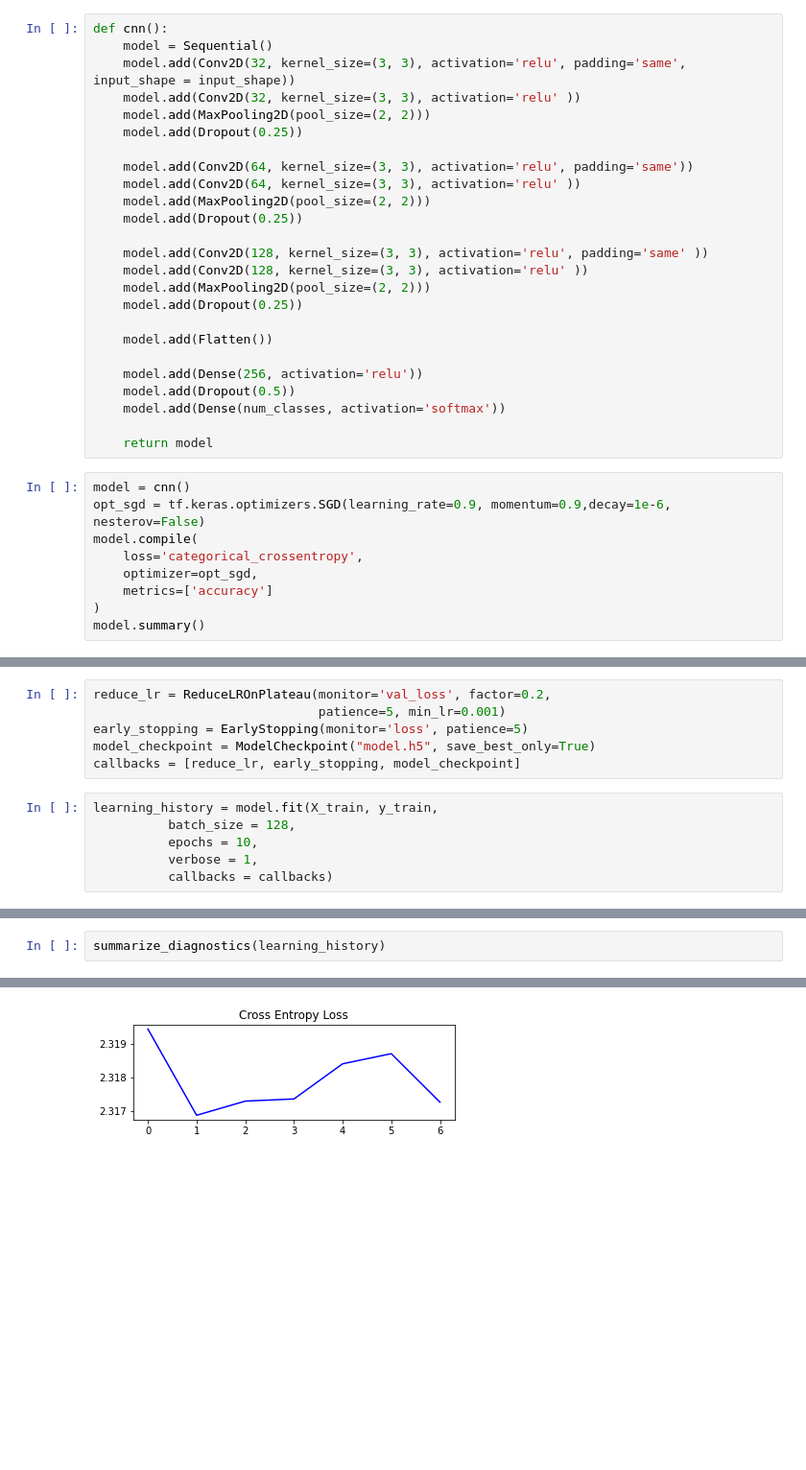
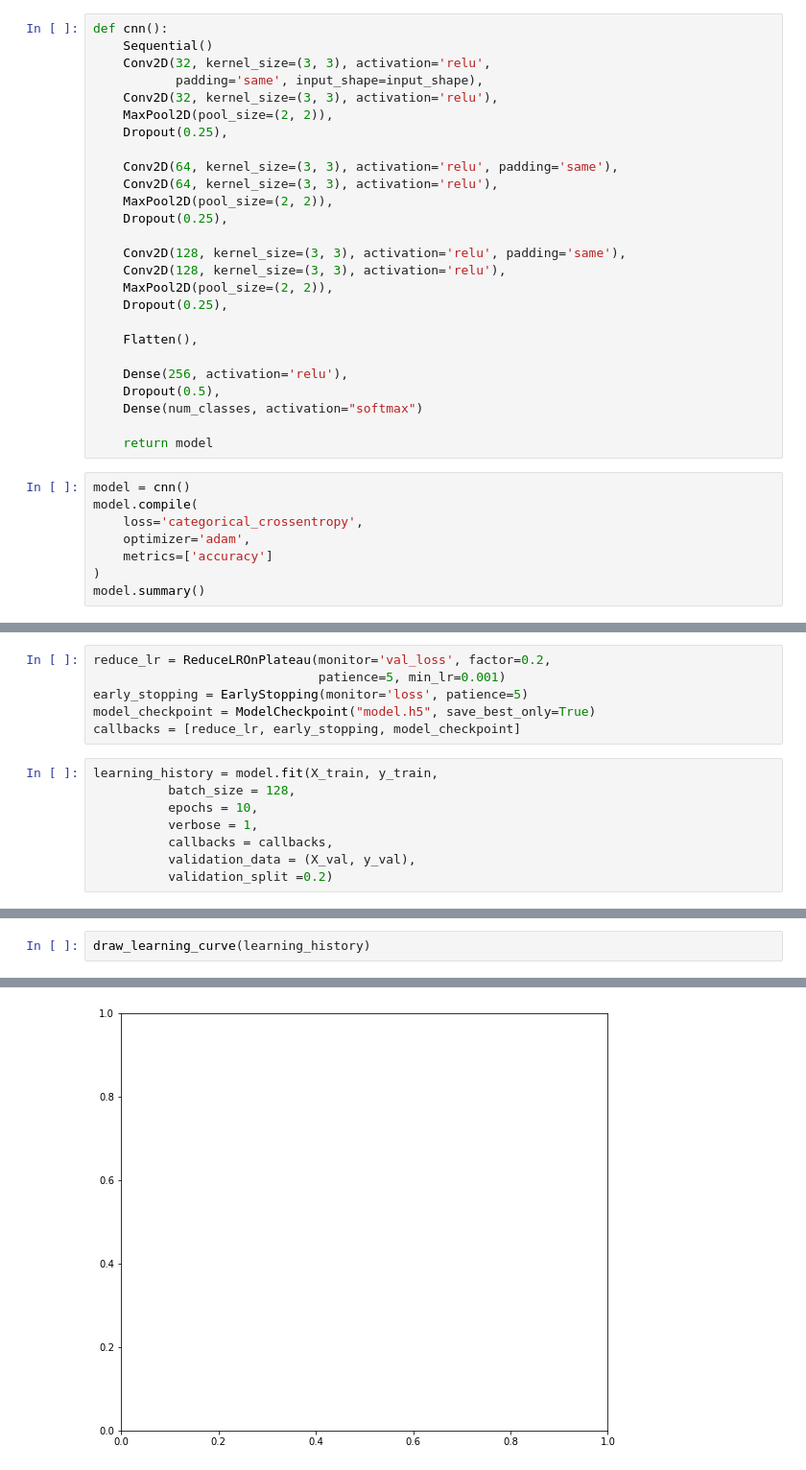
Before and after one commit to Louis2602/AI-Road-Map, a Jupyter notebook: CONTEST/DIGIT-RECOGNIZER/main.ipynb, the cells around one changed output, grey strips where cells are left out. Shown: that part at 96% size. Cells and saved outputs as stored; diff of their text form; blank space fills up the shorter version.

```diff
--- a/CONTEST/DIGIT-RECOGNIZER/main.ipynb
+++ b/CONTEST/DIGIT-RECOGNIZER/main.ipynb
@@ -104,34 +137,34 @@ input_shape = (28, 28, 1)
 # %%
 def cnn():
-    model = Sequential()
-    model.add(Conv2D(32, kernel_size=(3, 3), activation='relu', padding='same', input_shape = input_shape))
-    model.add(Conv2D(32, kernel_size=(3, 3), activation='relu' ))
-    model.add(MaxPooling2D(pool_size=(2, 2)))
-    model.add(Dropout(0.25))
+    Sequential()
+    Conv2D(32, kernel_size=(3, 3), activation='relu',
+           padding='same', input_shape=input_shape),
+    Conv2D(32, kernel_size=(3, 3), activation='relu'),
+    MaxPool2D(pool_size=(2, 2)),
+    Dropout(0.25),
 
-    model.add(Conv2D(64, kernel_size=(3, 3), activation='relu', padding='same'))
-    model.add(Conv2D(64, kernel_size=(3, 3), activation='relu' ))
-    model.add(MaxPooling2D(pool_size=(2, 2)))
-    model.add(Dropout(0.25))
+    Conv2D(64, kernel_size=(3, 3), activation='relu', padding='same'),
+    Conv2D(64, kernel_size=(3, 3), activation='relu'),
+    MaxPool2D(pool_size=(2, 2)),
+    Dropout(0.25),
 
-    model.add(Conv2D(128, kernel_size=(3, 3), activation='relu', padding='same' ))
-    model.add(Conv2D(128, kernel_size=(3, 3), activation='relu' ))
-    model.add(MaxPooling2D(pool_size=(2, 2)))
-    model.add(Dropout(0.25))
+    Conv2D(128, kernel_size=(3, 3), activation='relu', padding='same'),
+    Conv2D(128, kernel_size=(3, 3), activation='relu'),
+    MaxPool2D(pool_size=(2, 2)),
+    Dropout(0.25),
 
-    model.add(Flatten())
+    Flatten(),
 
-    model.add(Dense(256, activation='relu'))
-    model.add(Dropout(0.5))
-    model.add(Dense(num_classes, activation='softmax'))
+    Dense(256, activation='relu'),
+    Dropout(0.5),
+    Dense(num_classes, activation="softmax")
 
     return model
 # %%
 model = cnn()
-opt_sgd = tf.keras.optimizers.SGD(learning_rate=0.9, momentum=0.9,decay=1e-6, nesterov=False)
 model.compile(
     loss='categorical_crossentropy',
-    optimizer=opt_sgd,
+    optimizer='adam',
     metrics=['accuracy']
 )
 model.summary()
@@ -164,6 +197,8 @@ learning_history = model.fit(X_train, y_train,
           batch_size = 128,
           epochs = 10,
           verbose = 1,
-          callbacks = callbacks)
+          callbacks = callbacks,
+          validation_data = (X_val, y_val),
+          validation_split =0.2)
 # %% [output]
 Epoch 1/10
@@ -202,3 +213,3 @@ def summarize_diagnostics(history):
 # %%
-summarize_diagnostics(learning_history)
+draw_learning_curve(learning_history)
 # %% [output]
@@ -206 +217 @@ KeyError: 'val_loss'
-[figure, old version]
+[figure, new version]
```
Also changed, not shown: parts of 11 cells of this notebook, 3 other files.
